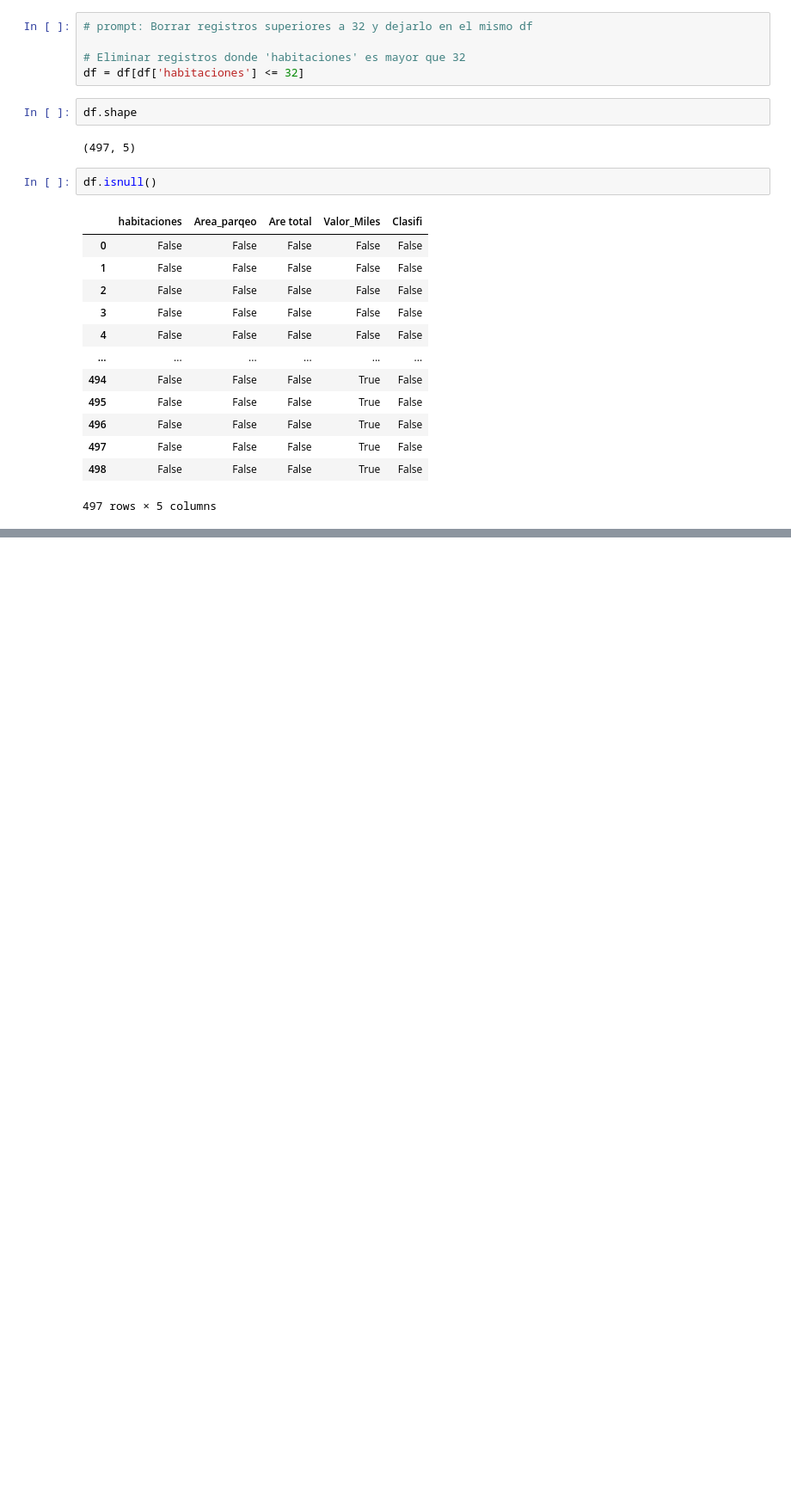
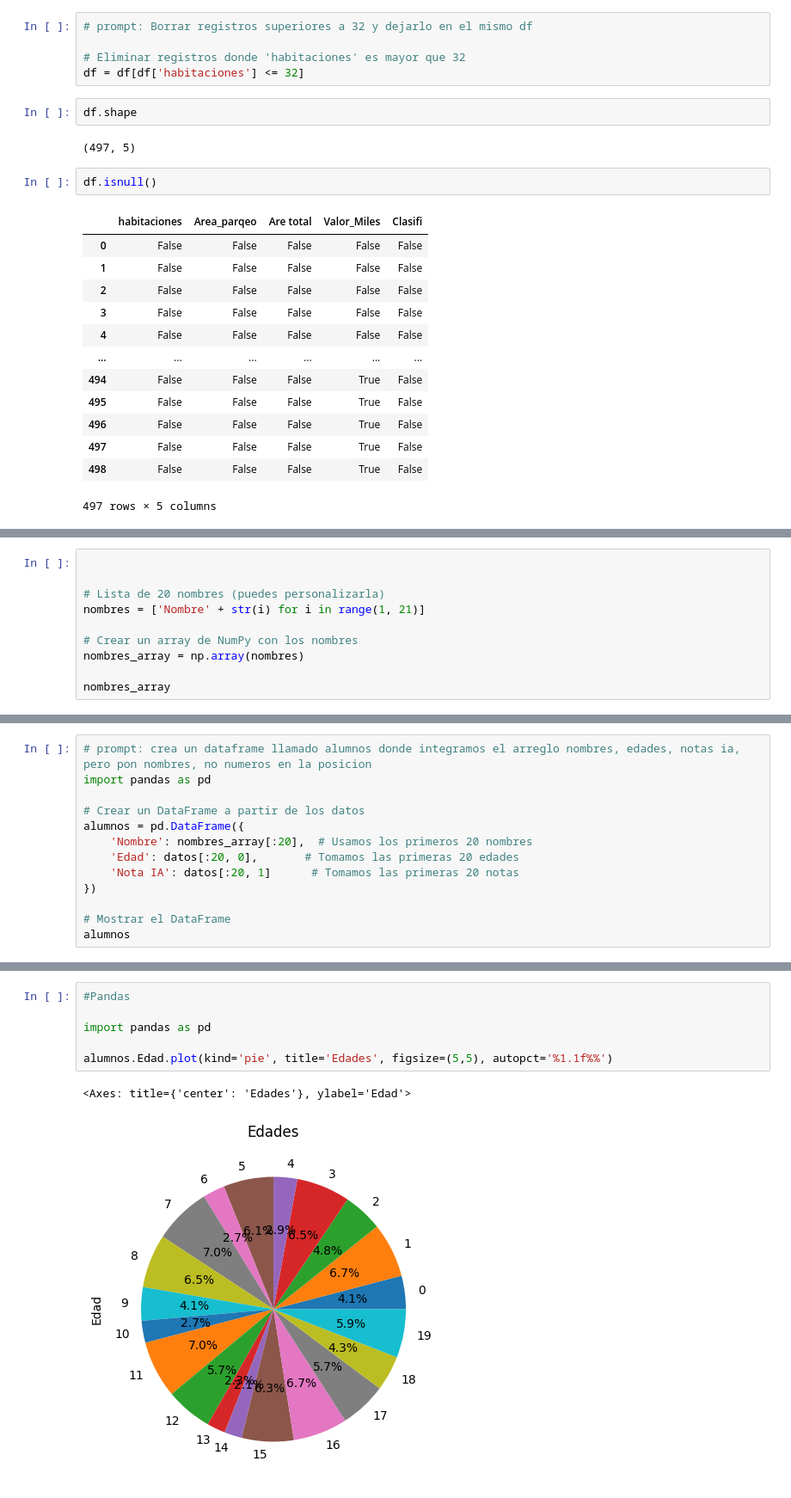
Before and after one commit to jgesc-05/clase-inteligencia-artificial, a Jupyter notebook: EDA.ipynb, the cells around one changed output, grey strips where cells are left out. Shown at 86% size. Drawn from its saved outputs; the diff is of its cells as text; blank space fills up the shorter version.

```diff
--- a/EDA.ipynb
+++ b/EDA.ipynb
@@ -151,0 +228,10 @@ df.isnull()
+# %%
+
+
+# Lista de 20 nombres (puedes personalizarla)
+nombres = ['Nombre' + str(i) for i in range(1, 21)]
+
+# Crear un array de NumPy con los nombres
+nombres_array = np.array(nombres)
+
+nombres_array
@@ -151,0 +243,13 @@ df.isnull()
+# %%
+# prompt: crea un dataframe llamado alumnos donde integramos el arreglo nombres, edades, notas ia, pero pon nombres, no numeros en la posicion
+import pandas as pd
+
+# Crear un DataFrame a partir de los datos
+alumnos = pd.DataFrame({
+    'Nombre': nombres_array[:20],  # Usamos los primeros 20 nombres
+    'Edad': datos[:20, 0],       # Tomamos las primeras 20 edades
+    'Nota IA': datos[:20, 1]      # Tomamos las primeras 20 notas
+})
+
+# Mostrar el DataFrame
+alumnos
@@ -151,0 +302,9 @@ df.isnull()
+# %%
+#Pandas
+
+import pandas as pd
+
+alumnos.Edad.plot(kind='pie', title='Edades', figsize=(5,5), autopct='%1.1f%%')
+# %% [output]
+<Axes: title={'center': 'Edades'}, ylabel='Edad'>
+[figure, added]
```
Also changed, not shown: parts of 14 cells of this notebook.
